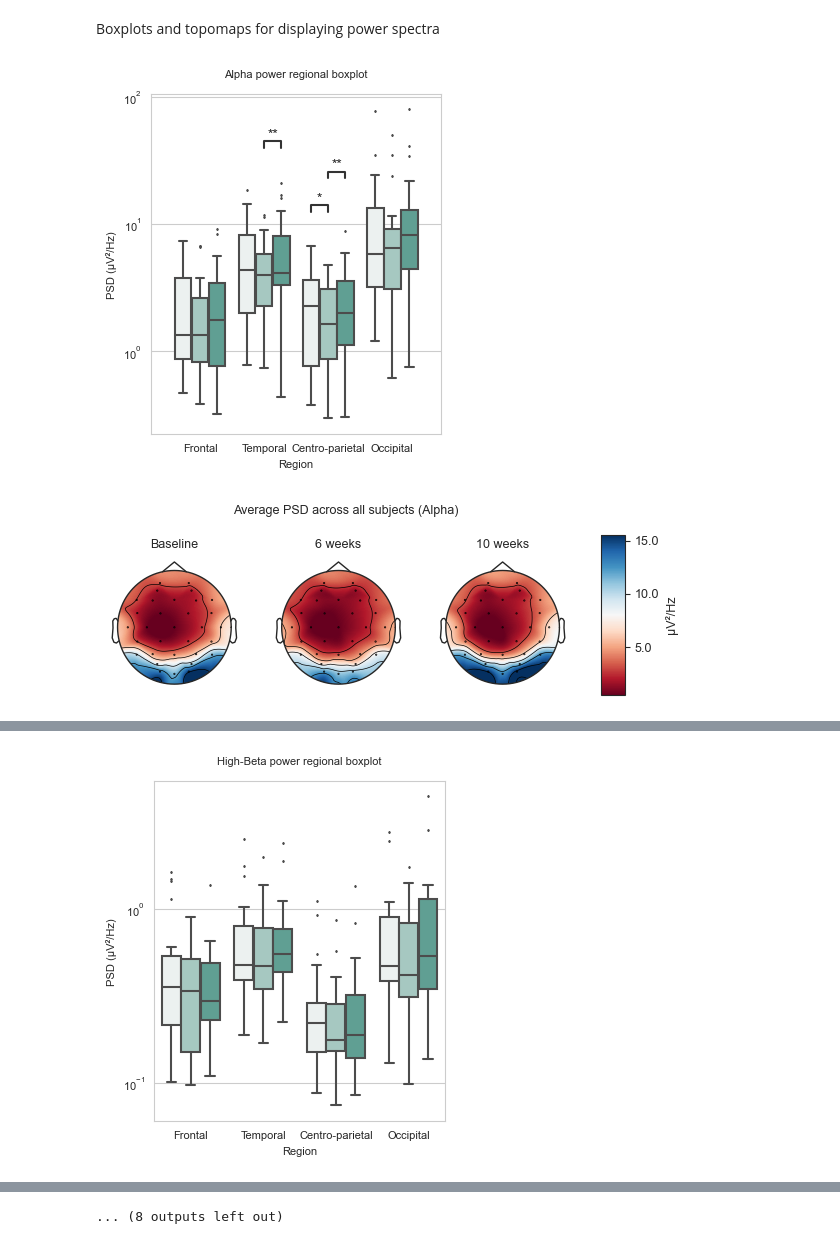
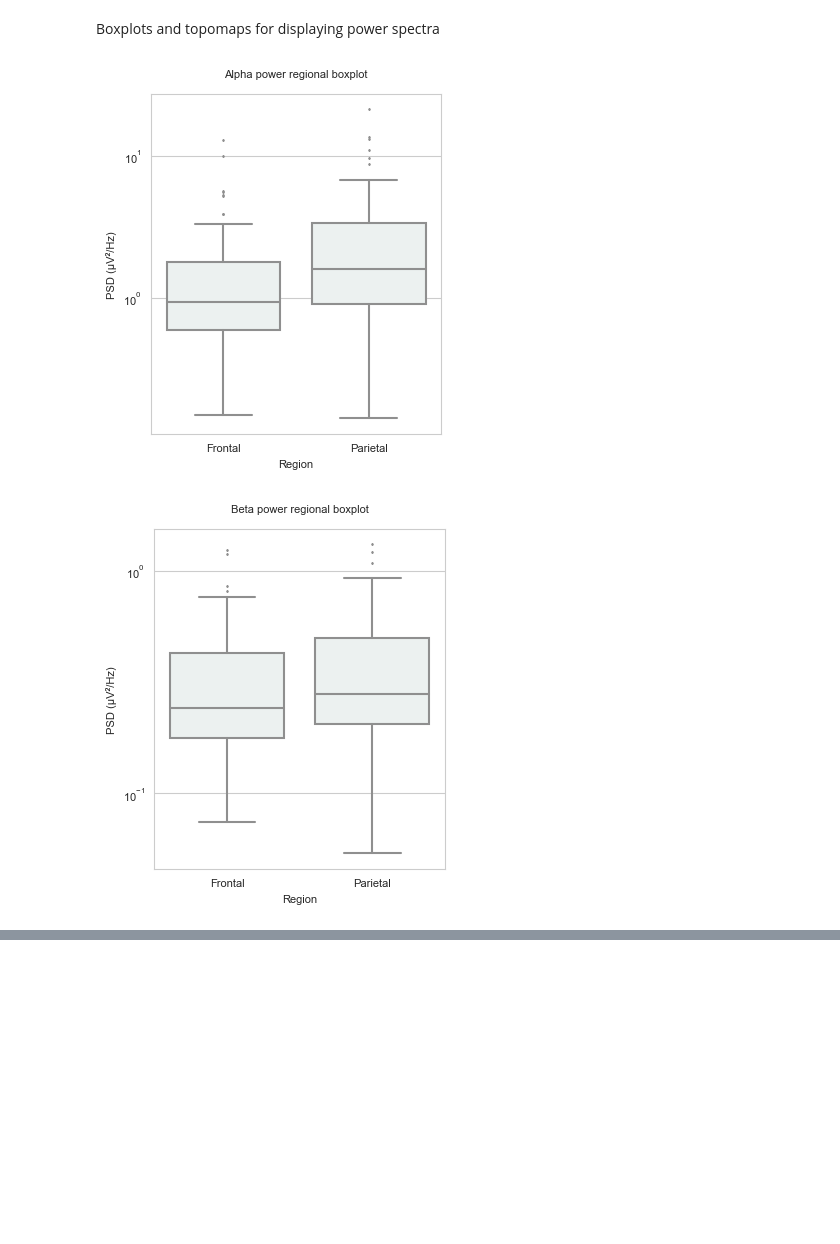
Before and after one commit to teanijarv/EEG-pyline, a Jupyter notebook: 03_datavisualisation.ipynb, the cells around one changed output, grey strips where cells are left out. Cells and saved outputs as stored; diff of their text form; code cells hidden in the pictures; blank space fills up the shorter version.

Commit message:
updated fooof+general optimization of scripts
- fooof for regions
- data management and arrangement made for more general use

```diff
--- a/03_datavisualisation.ipynb
+++ b/03_datavisualisation.ipynb
@@ -19,22 +19,20 @@ exp_folder: A relative folder location of the comparable experiments as a list o
 condition_code_list: A list of compared experiments' short codes (reference to exp_condition from 02-notebook)
 stat_test: The name of the statistical test to be used
 """
-psd_reg_folder,psd_ch_folder,psd_faa_folder = r"Results\Absolute PSD\regions", r"Results\Absolute PSD\channels", r"Results\Absolute PSD"
-condition_legend = ['Baseline','6 weeks','10 weeks']
+psd_reg_folder,psd_ch_folder,psd_faa_folder = r"HBA_results\Absolute PSD\regions", r"HBA_results\Absolute PSD\channels", r"HBA_results\Absolute PSD"
+condition_legend = ['T1']
 stat_test = 'Wilcoxon'
 #non_responders = "OKTOS_0003|OKTOS_0008|OKTOS_0011|OKTOS_0012|OKTOS_0025|OKTOS_0026|OKTOS_0027|OKTOS_0040"
 
-exp_folder_ec = [r"Eyes Closed\Baseline",
-                 r"Eyes Closed\6 weeks",
-                 r"Eyes Closed\10 weeks"]
-condition_codes_ec = ['EC_00','EC_06','EC_07']
-condition_codes_comparisons_ec = [['EC_00','EC_06'],['EC_06','EC_07'],['EC_00','EC_07']]
+exp_folder_ec = [r"Eyes Closed\T1"]
+condition_codes_ec = ['EC_T1']
+condition_codes_comparisons_ec = []#[['EC_00','EC_06'],['EC_06','EC_07'],['EC_00','EC_07']]
 
-exp_folder_eo = [r"Eyes Open\Baseline",
-                 r"Eyes Open\6 weeks",
-                 r"Eyes Open\10 weeks"]
-condition_codes_eo = ['EO_00','EO_06','EO_07']
-condition_codes_comparisons_eo = [['EO_00','EO_06'],['EO_06','EO_07'],['EO_00','EO_07']]
+# exp_folder_eo = [r"Eyes Open\Baseline",
+#                  r"Eyes Open\6 weeks",
+#                  r"Eyes Open\10 weeks"]
+# condition_codes_eo = ['EO_00','EO_06','EO_07']
+# condition_codes_comparisons_eo = [['EO_00','EO_06'],['EO_06','EO_07'],['EO_00','EO_07']]
 # %% [markdown]
 Run this script to load in all the necessary data for plotting. Also it will display you all the significant changes which will help you choose what regions and bands to plot.
 # %%
@@ -123,21 +88,21 @@ plot_correlation(df_psd_clinical_comparison,band='Theta',comparison_cond=['00','
 Boxplots and topomaps for displaying power spectra
 # %%
 for b_name in (df_psd_reg_ec['Frequency band'].unique()):
-    plot_boxplot_band(df_psd_reg_ec,regions=['Frontal','Temporal','Centro-parietal','Occipital'],band=b_name,
+    plot_boxplot_band(df_psd_reg_ec,regions=['Frontal','Parietal'],band=b_name,
                       condition_comp_list=condition_codes_comparisons_ec,figsize=(3.75,4.5),yscale='log',
                       condition_legend=condition_legend,fnt=['sans-serif',8,8],palette="light:#5A9",
                       legend=False,title=True,stat_test=stat_test,ast_loc='inside',verbose=False,export=False)
-    plot_topomaps_band(df_psd_ch_ec,epochs_ec,b_name,condition_legend=condition_legend,
-                       conditions=condition_codes_ec,fnt=['sans-serif',9],cmap='RdBu',title=True,export=False)
+    # plot_topomaps_band(df_psd_ch_ec,epochs_ec,b_name,condition_legend=condition_legend,
+    #                    conditions=condition_codes_ec,fnt=['sans-serif',9],cmap='RdBu',title=True,export=False)
 
-for b_name in (df_psd_reg_eo['Frequency band'].unique()):
-    plot_boxplot_band(df_psd_reg_eo,regions=['Frontal','Temporal','Centro-parietal','Occipital'],band=b_name,
-                      condition_comp_list=condition_codes_comparisons_eo,figsize=(3.75,4.5),yscale='log',
-                      condition_legend=condition_legend,fnt=['sans-serif',8,8],palette="light:#5A9",
-                      legend={'loc':'upper left','bbox_to_anchor':(1, 1)},title=True,stat_test=stat_test,
-                      ast_loc='inside',verbose=False,export=True)
-    plot_topomaps_band(df_psd_ch_eo,epochs_eo,b_name,condition_legend=condition_legend,
-                       conditions=condition_codes_eo,fnt=['sans-serif',9],cmap='RdBu',title=True,export=False)
+# for b_name in (df_psd_reg_eo['Frequency band'].unique()):
+#     plot_boxplot_band(df_psd_reg_eo,regions=['Frontal','Temporal','Centro-parietal','Occipital'],band=b_name,
+#                       condition_comp_list=condition_codes_comparisons_eo,figsize=(3.75,4.5),yscale='log',
+#                       condition_legend=condition_legend,fnt=['sans-serif',8,8],palette="light:#5A9",
+#                       legend={'loc':'upper left','bbox_to_anchor':(1, 1)},title=True,stat_test=stat_test,
+#                       ast_loc='inside',verbose=False,export=True)
+#     plot_topomaps_band(df_psd_ch_eo,epochs_eo,b_name,condition_legend=condition_legend,
+#                        conditions=condition_codes_eo,fnt=['sans-serif',9],cmap='RdBu',title=True,export=False)
 # %% [output]
-[figure, old version]
+[figure, new version]
-[figure, old version]
+[figure, new version]
@@ -146 +110,0 @@ for b_name in (df_psd_reg_eo['Frequency band'].unique()):
-[figure, removed]
@@ -154 +110,0 @@ for b_name in (df_psd_reg_eo['Frequency band'].unique()):
-... (8 outputs left out)
```
Also changed, not shown: parts of 4 cells of this notebook, 6 other files.
